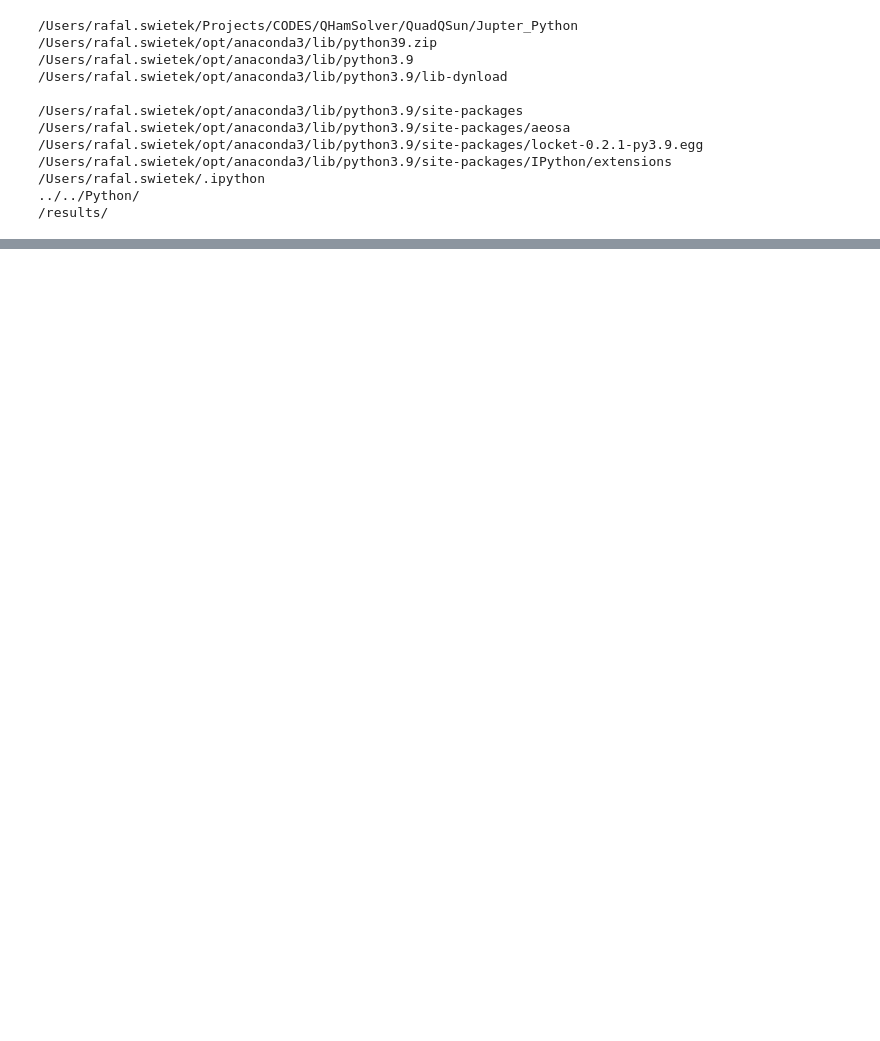
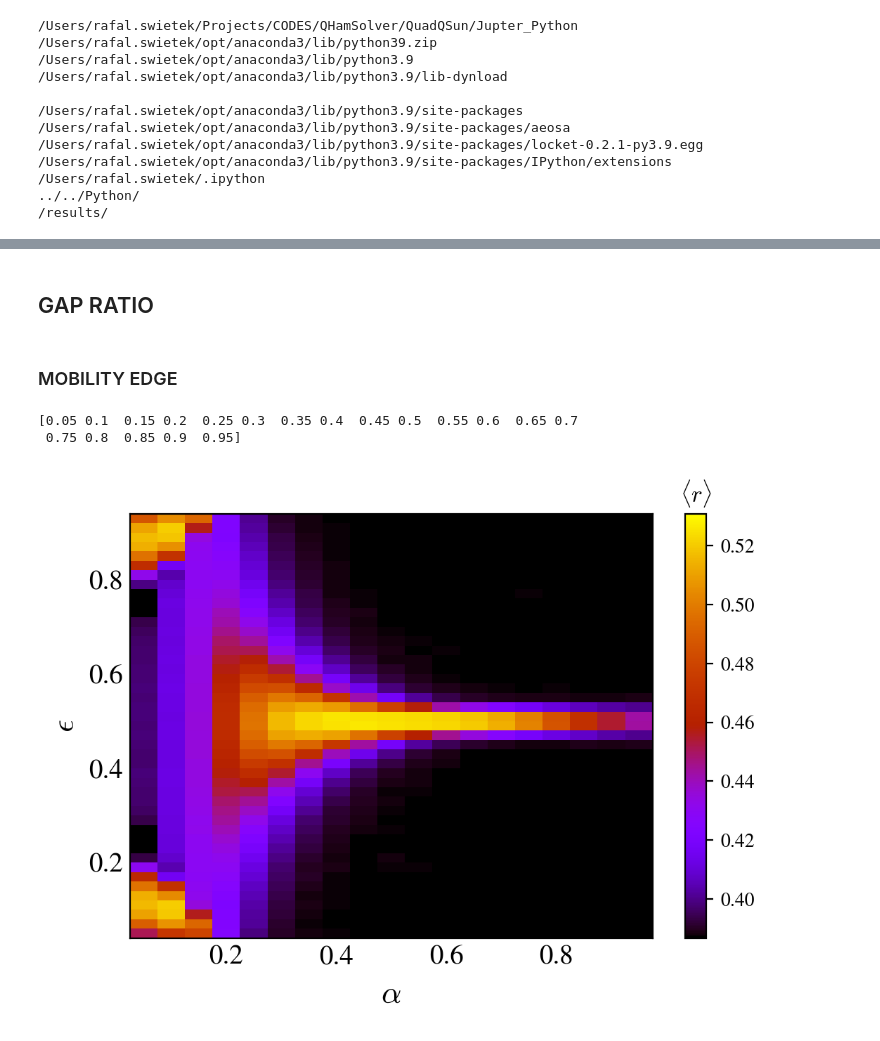
Before and after one commit to Rafal-Swietek/QHamSolver, a Jupyter notebook: QuadQSun/Jupter_Python/tests.ipynb, the cells around one changed output, grey strips where cells are left out. Cells and saved outputs as stored; diff of their text form; code cells hidden in the pictures; blank space fills up the shorter version.

```diff
--- a/QuadQSun/Jupter_Python/tests.ipynb
+++ b/QuadQSun/Jupter_Python/tests.ipynb
@@ -184,0 +217,69 @@ fig.subplots_adjust(wspace = 0.23, hspace=0.13)
+# %% [markdown]
+## GAP RATIO
+# %% [markdown]
+### MOBILITY EDGE
+# %%
+
+markers = itertools.cycle(markers_ls)
+
+fig, axis = plt.subplots( nrows=1, ncols=1, figsize=(6,4), dpi = 200)
+
+J=1
+
+alfa=0.6
+h=0
+w=2
+zeta=0.2
+
+N=500
+gamma=1
+ini_ave=0
+
+L = 10000
+
+alfa_vals = np.arange(0.05, 0.995, 0.05)
+print(alfa_vals)
+
+window = 6
+projected = 1
+
+energy_density = None
+gap_ratio_density = []
+for ii, alfa in enumerate(alfa_vals):
+    name = base_dir + 'DIAGONALIZATION/' + info(L=L, N=N, J=J, gamma=gamma, zeta=zeta, alfa=alfa, h=h, w=w, ext='.hdf5', ini_ave=ini_ave)
+    if exists(name):
+        with h5py.File(name, "r") as file:
+            E = np.array(file.get('energy_density'))
+            # E = E[1:-1]
+            gap_ratio = np.array(file.get('gap_ratio_density'))#[1:-1]
+            # gap_ratio = (gap_ratio - 0.3867) / (0.5307 - 0.3867)
+            gap_ratio_density.append(gap_ratio)
+            energy_density = E
+    else:
+        print(name)
+
+energy_density = np.array(energy_density)
+gap_ratio_density = np.array(gap_ratio_density)
+
+interaction = np.array([alfa_vals for _ in energy_density])
+
+#white = plt.get_cmap('seismic', 100)(0.5*np.ones(1))
+upper = plt.get_cmap('gnuplot', 100)(np.linspace(0.0, 1.0, 100))
+colors = np.vstack((upper))
+
+mymap = mcolors.LinearSegmentedColormap.from_list('my_colormap', colors)
+
+X, Y = np.meshgrid(alfa_vals, energy_density)
+
+p = axis.pcolormesh(X, Y, np.transpose(gap_ratio_density), shading='nearest', cmap=mymap, vmin=0.3867, vmax=0.5309)
+fig_help.set_plot_elements(axis, ylabel=r"$\epsilon$", xlabel=r"$\alpha$", font_size=14, set_legend=False)
+# axis.set_title(r"$L=%d, N=%d, g_0=%.2f$"%(L, N, J), fontsize=16)
+clb = fig.colorbar(p)
+clb.ax.set_title(r"$\langle r\rangle$")
+
+fig.subplots_adjust(wspace = 0.02, hspace=0.02)
+# fig.savefig("plots_AGP/FigS2.pdf", bbox_inches = 'tight', pad_inches=0.02)
+# %% [output]
+[0.05 0.1  0.15 0.2  0.25 0.3  0.35 0.4  0.45 0.5  0.55 0.6  0.65 0.7
+ 0.75 0.8  0.85 0.9  0.95]
+[figure, added]
```
Also changed, not shown: parts of 10 cells of this notebook, 1 other file.
